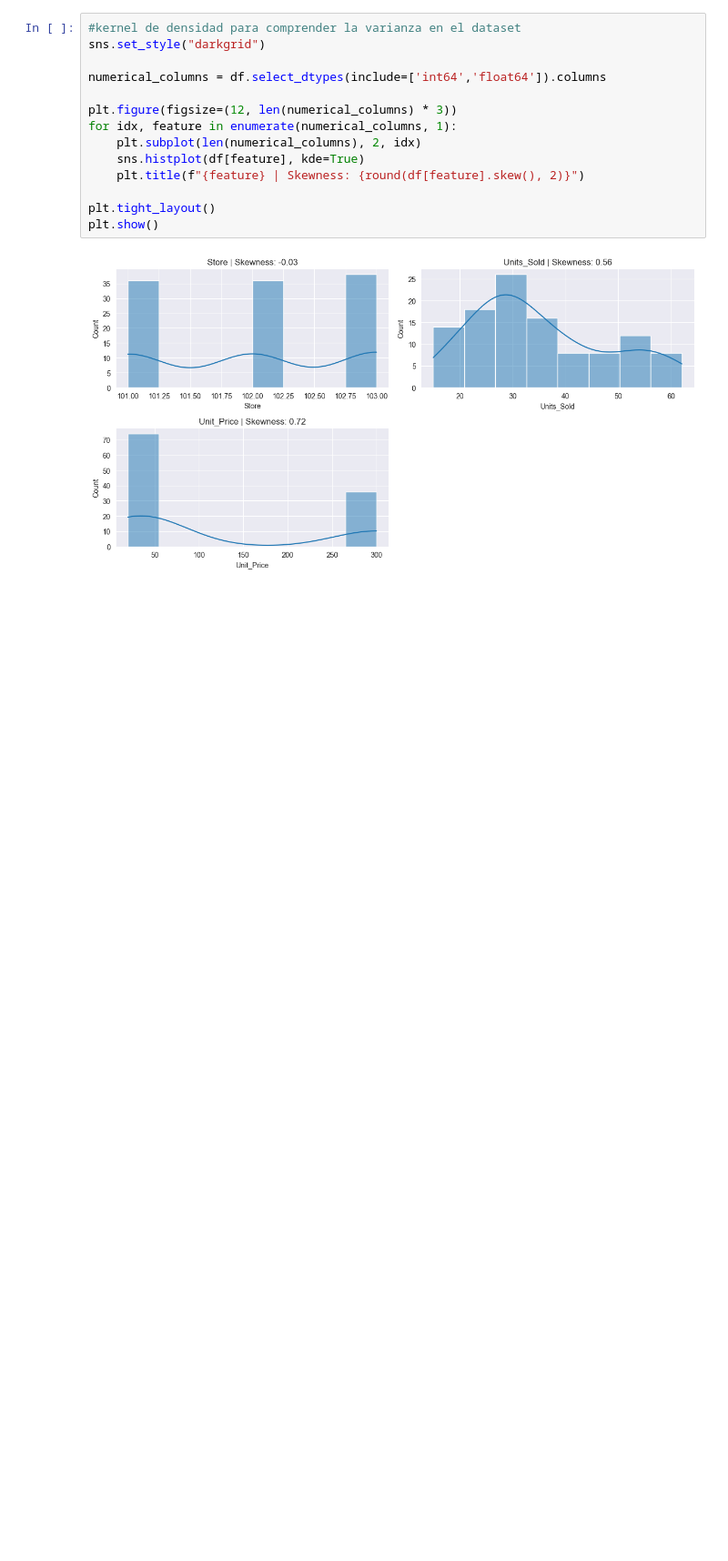
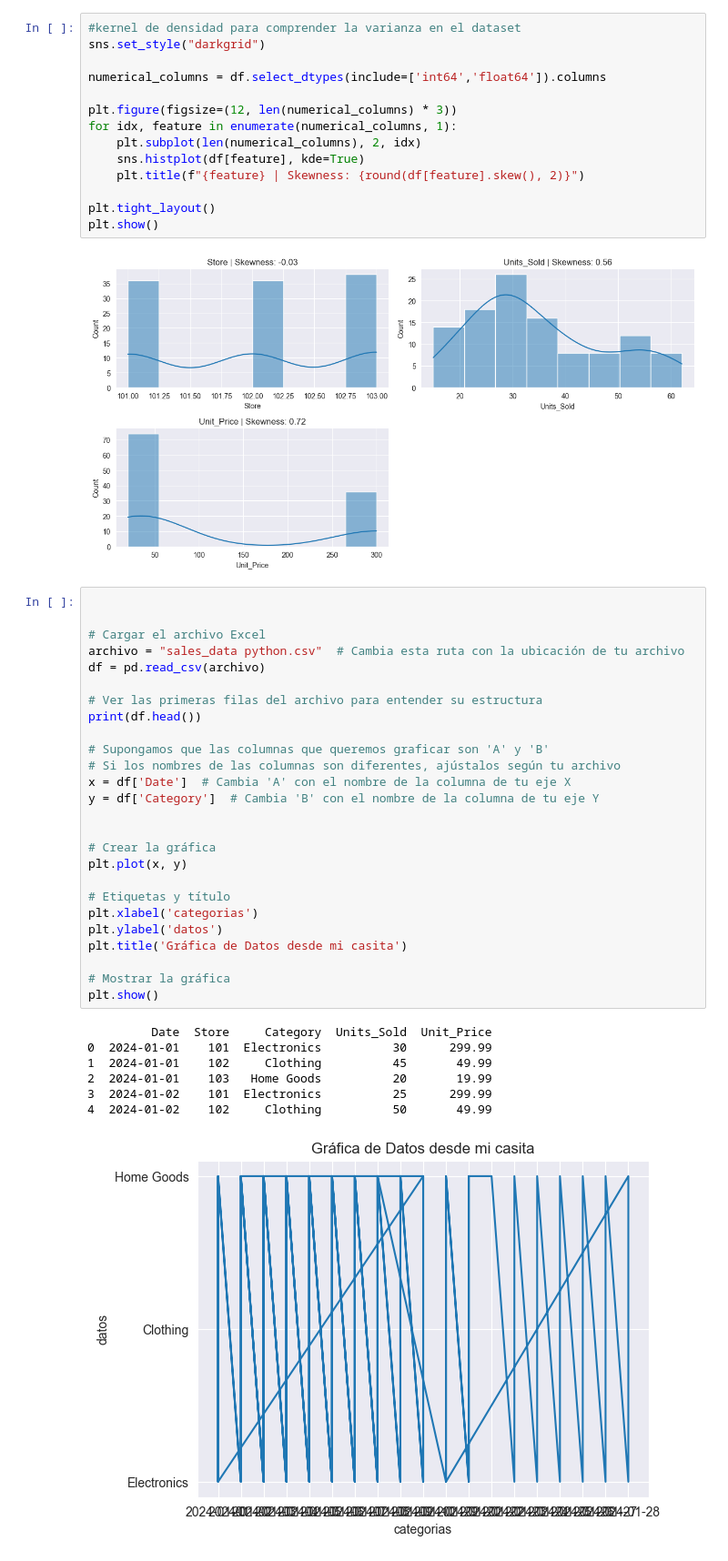
Before and after one commit to nicoherza-pascu/Club_IA-2, a Jupyter notebook: practica.ipynb, the cells around one changed output. Shown: that part at 91% size. Saved outputs shown, nothing was run; the diff lists cells and outputs as text; blank space fills up the shorter version.

```diff
--- a/practica.ipynb
+++ b/practica.ipynb
@@ -96,3 +96,37 @@ plt.tight_layout()
 plt.show()
 # %% [output]
 [figure]
+# %%
+
+
+# Cargar el archivo Excel
+archivo = "sales_data python.csv"  # Cambia esta ruta con la ubicación de tu archivo
+df = pd.read_csv(archivo)
+
+# Ver las primeras filas del archivo para entender su estructura
+print(df.head())
+
+# Supongamos que las columnas que queremos graficar son 'A' y 'B'
+# Si los nombres de las columnas son diferentes, ajústalos según tu archivo
+x = df['Date']  # Cambia 'A' con el nombre de la columna de tu eje X
+y = df['Category']  # Cambia 'B' con el nombre de la columna de tu eje Y
+
+
+# Crear la gráfica
+plt.plot(x, y)
+
+# Etiquetas y título
+plt.xlabel('categorias')
+plt.ylabel('datos')
+plt.title('Gráfica de Datos desde mi casita')
+
+# Mostrar la gráfica
+plt.show()
+# %% [output]
+         Date  Store     Category  Units_Sold  Unit_Price
+0  2024-01-01    101  Electronics          30      299.99
+1  2024-01-01    102     Clothing          45       49.99
+2  2024-01-01    103   Home Goods          20       19.99
+3  2024-01-02    101  Electronics          25      299.99
+4  2024-01-02    102     Clothing          50       49.99
+[figure, added]
```
Also changed, not shown: parts of 6 cells of this notebook, 1 other file.
